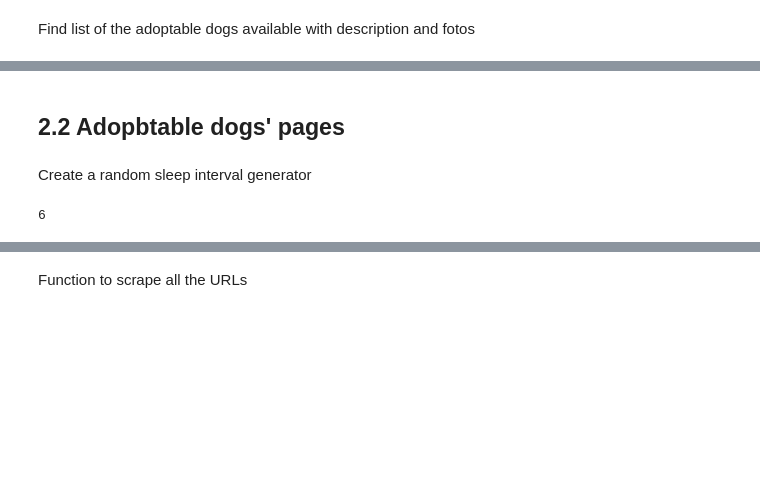
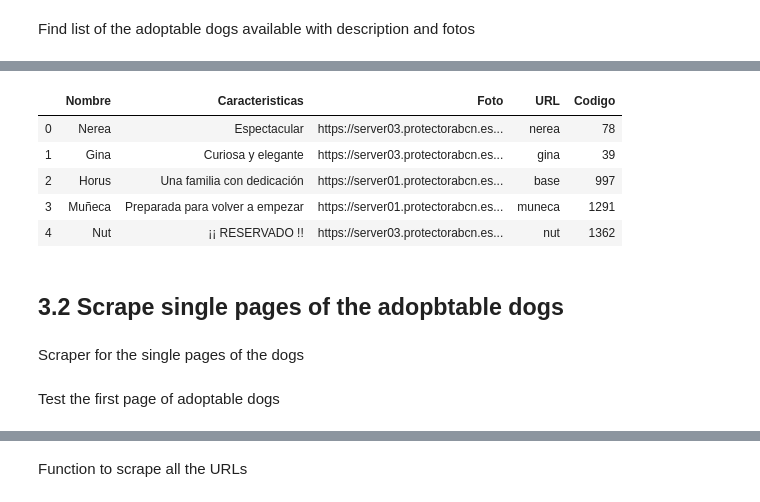
Before and after one commit to ironhack-bcn-data-pt/PR03-project-web, a Jupyter notebook: web_scraping.ipynb, the cells around one changed output, grey strips where cells are left out. Drawn from its saved outputs; the diff is of its cells as text; code cells hidden in the pictures; blank space fills up the shorter version.

```diff
--- a/web_scraping.ipynb
+++ b/web_scraping.ipynb
@@ -211,4 +137,0 @@ df_dogs1
-# %% [markdown]
-## 2.2 Adopbtable dogs' pages
-# %% [markdown]
-Create a random sleep interval generator
@@ -220,4 +138,15 @@ def delay():
-# %%
-delay()
-# %% [output]
-6
+# %%
+# Data extract from the main page
+df_main_page = list_adoptable_dogs()
+df_main_page.head()
+# %% [output]
+|  | Nombre | Caracteristicas | Foto | URL | Codigo |
+| 0 | Nerea | Espectacular | https://server03.protectorabcn.es... | nerea | 78 |
+| 1 | Gina | Curiosa y elegante | https://server03.protectorabcn.es... | gina | 39 |
+| 2 | Horus | Una familia con dedicación | https://server01.protectorabcn.es... | base | 997 |
+| 3 | Muñeca | Preparada para volver a empezar | https://server01.protectorabcn.es... | muneca | 1291 |
+| 4 | Nut | ¡¡ RESERVADO !! | https://server03.protectorabcn.es... | nut | 1362 |
+# %% [markdown]
+## 3.2 Scrape single pages of the adopbtable dogs
+# %% [markdown]
+Scraper for the single pages of the dogs
@@ -223,0 +192,2 @@ delay()
+# %% [markdown]
+Test the first page of adoptable dogs
```
Also changed, not shown: parts of 41 cells of this notebook, 2 other files.
